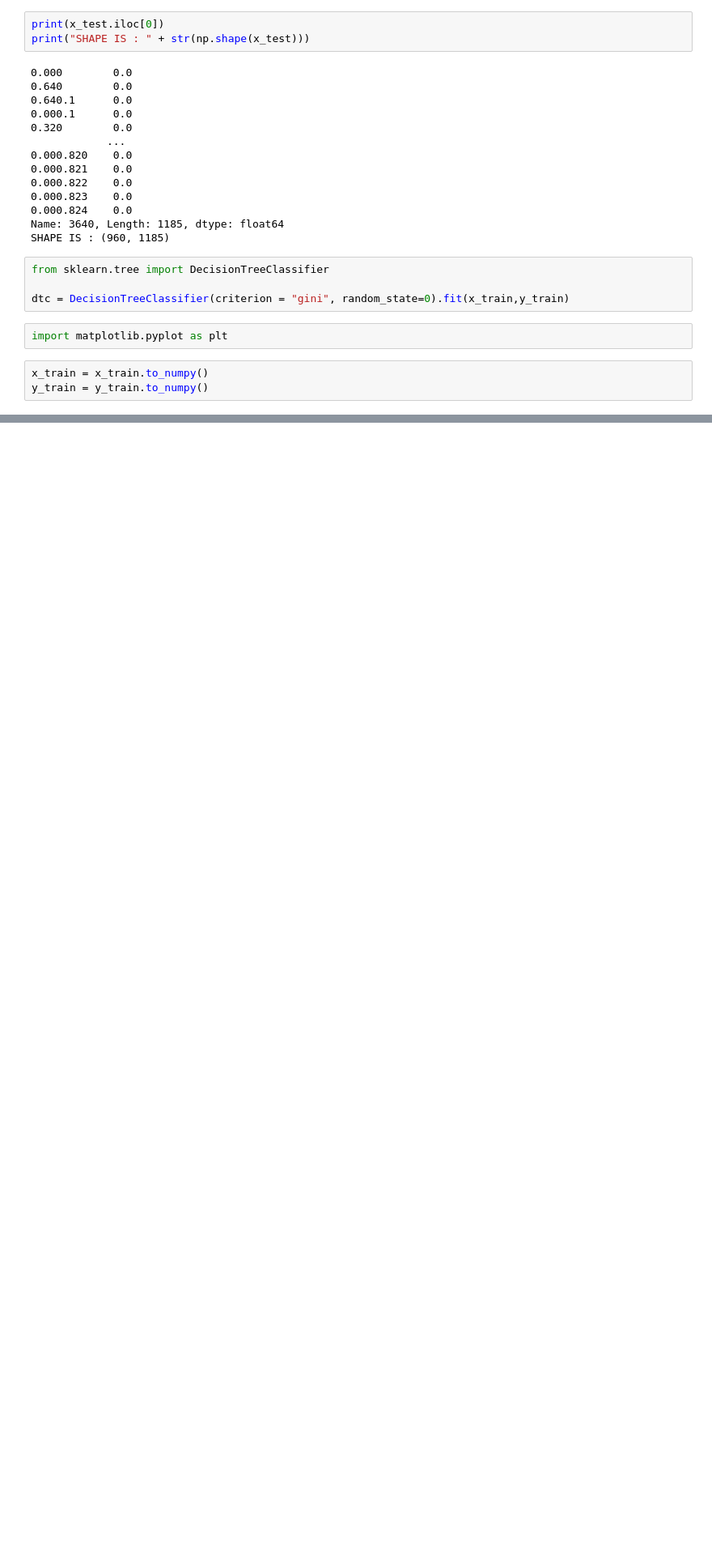
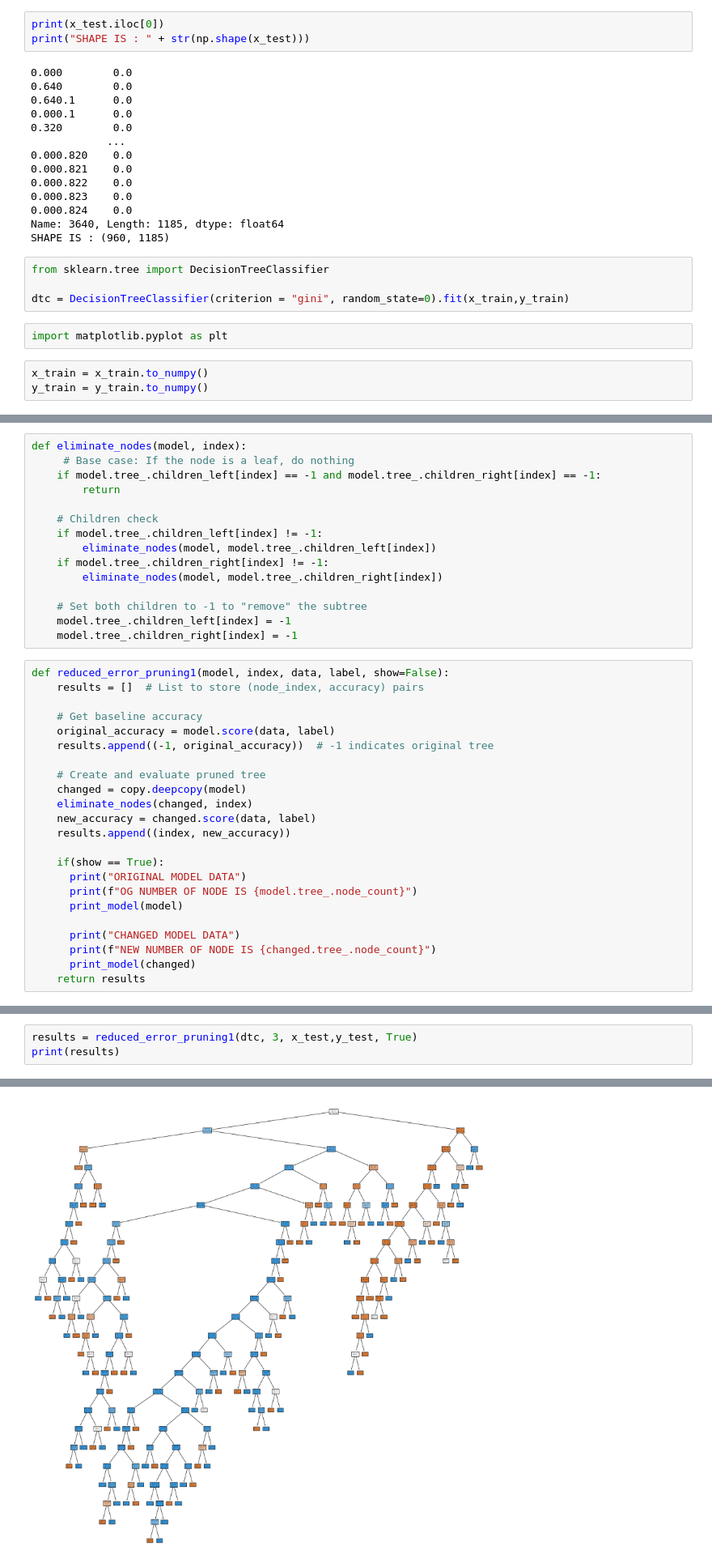
Before and after one commit to lucash-h/SENG474, a Jupyter notebook: DecisionTree.ipynb, the cells around one changed output, grey strips where cells are left out. Shown at 81% size. Cells and saved outputs as stored; diff of their text form; blank space fills up the shorter version.

Commit message:
Partially working, node count is still returning unchanged number

```diff
--- a/DecisionTree.ipynb
+++ b/DecisionTree.ipynb
@@ -140,0 +159,38 @@ plot_tree(dtc, filled=True)
+# %%
+def eliminate_nodes(model, index):
+     # Base case: If the node is a leaf, do nothing
+    if model.tree_.children_left[index] == -1 and model.tree_.children_right[index] == -1:
+        return
+
+    # Children check
+    if model.tree_.children_left[index] != -1:
+        eliminate_nodes(model, model.tree_.children_left[index])
+    if model.tree_.children_right[index] != -1:
+        eliminate_nodes(model, model.tree_.children_right[index])
+
+    # Set both children to -1 to "remove" the subtree
+    model.tree_.children_left[index] = -1
+    model.tree_.children_right[index] = -1
+# %%
+def reduced_error_pruning1(model, index, data, label, show=False):
+    results = []  # List to store (node_index, accuracy) pairs
+
+    # Get baseline accuracy
+    original_accuracy = model.score(data, label)
+    results.append((-1, original_accuracy))  # -1 indicates original tree
+
+    # Create and evaluate pruned tree
+    changed = copy.deepcopy(model)
+    eliminate_nodes(changed, index)
+    new_accuracy = changed.score(data, label)
+    results.append((index, new_accuracy))
+
+    if(show == True):
+      print("ORIGINAL MODEL DATA")
+      print(f"OG NUMBER OF NODE IS {model.tree_.node_count}")
+      print_model(model)
+
+      print("CHANGED MODEL DATA")
+      print(f"NEW NUMBER OF NODE IS {changed.tree_.node_count}")
+      print_model(changed)
+    return results
@@ -140,0 +228,4 @@ plot_tree(dtc, filled=True)
+# %%
+results = reduced_error_pruning1(dtc, 3, x_test,y_test, True)
+print(results)
+# %% [output]
@@ -140,0 +237 @@ plot_tree(dtc, filled=True)
+[figure, added]
```
Also changed, not shown: parts of 13 cells of this notebook.
